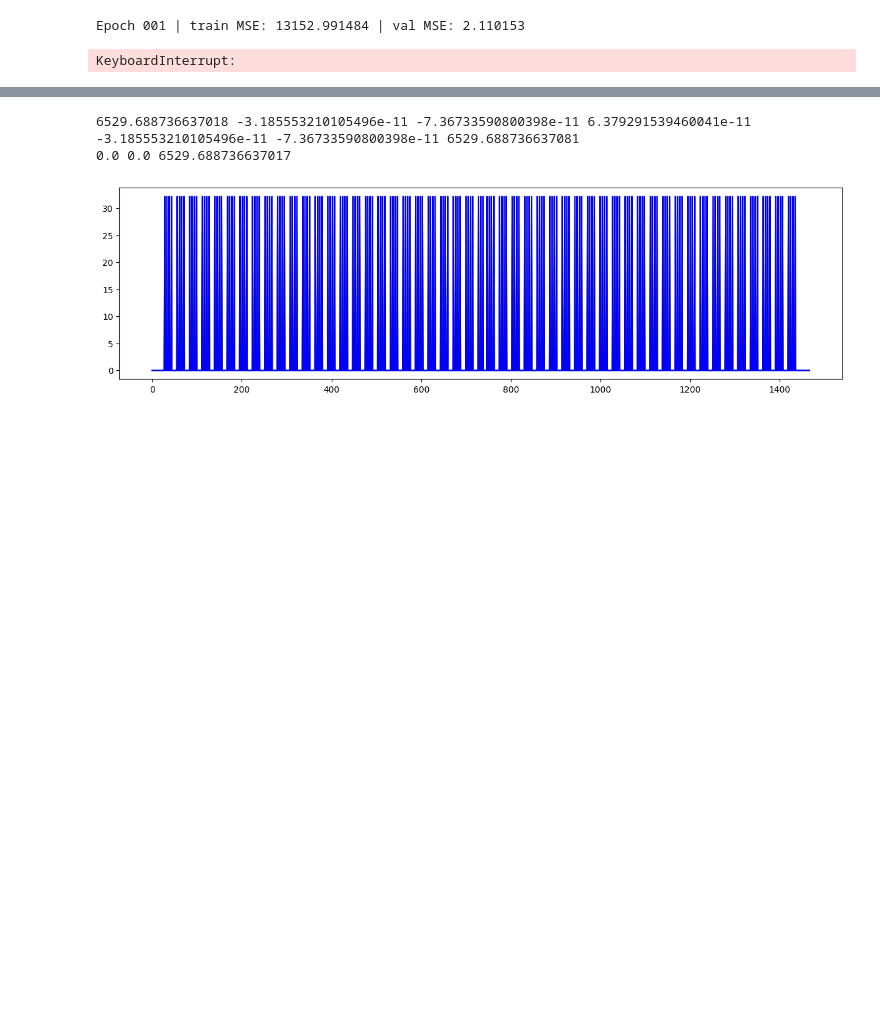
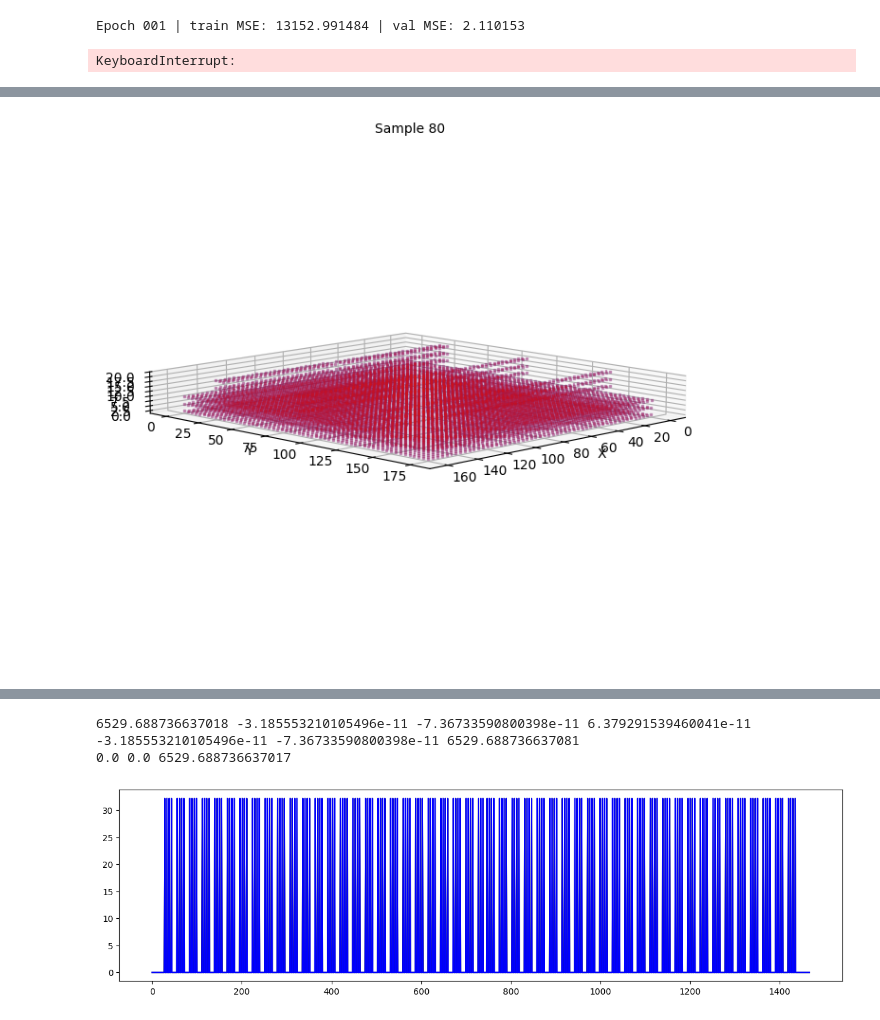
Before and after one commit to bartutuncay/mpnn_fem, a Jupyter notebook: hgt_train_1114.ipynb, the cells around one changed output, grey strips where cells are left out. Saved outputs shown, nothing was run; the diff lists cells and outputs as text; code cells hidden in the pictures; blank space fills up the shorter version.

```diff
--- a/hgt_train_1114.ipynb
+++ b/hgt_train_1114.ipynb
@@ -775,0 +775,34 @@ plt.tight_layout()
+# %%
+## Visualization - Matplotlib 3D Scatter Plot
+import matplotlib.pyplot as plt
+
+fig = plt.figure(figsize=(10, 6))
+ax = fig.add_subplot(111, projection='3d')
+plt.title(f'Sample {sample}',fontsize=10)
+
+#sc = ax.scatter(out_samples[sample]['nodes']['pos'],'k',alpha=0.3,label='initial position')
+#ax[i,1].plot(out_samples[sample]['nodes']['pred_u'][:],alpha=0.3,label='predicted')
+
+#ax.plot_trisurf(V[:,0],V[:,1],V[:,2],triangles=F,edgecolor='#888888',linewidth=lw,antialiased=True,color='#dddddd',alpha=0.1)
+
+vis_scale = 500
+
+pos_init = out_samples[sample]['nodes']['pos']
+pos_true = pos_init+out_samples[sample]['nodes']['y_u']*vis_scale
+pos_pred = pos_init+out_samples[sample]['nodes']['pred_u']*vis_scale
+
+sc = ax.scatter(pos_init[:,0],pos_init[:,1],pos_init[:,2],s=2,marker='s',c='#1111dd',alpha=0.2,depthshade=True)
+#sc2 = ax.scatter(pos_true[:,0],pos_true[:,1],pos_true[:,2],s=2,marker='s',c='#11dd11',alpha=0.1,depthshade=True)
+sc3 = ax.scatter(pos_init[:,0],pos_init[:,1],pos_init[:,2],s=2,marker='s',c='#dd1111',alpha=0.2,depthshade=True)
+
+ax.set_xlabel('X')
+ax.set_ylabel('Y')
+ax.set_zlabel('Z')
+
+ax.view_init(elev=10, azim=45)
+ranges = np.ptp(out_samples[sample]['nodes']['pos'].T, axis=1)
+ax.set_box_aspect(ranges)
+
+plt.tight_layout()
+# %% [output]
+[figure, added]
```
Also changed, not shown: parts of 8 cells of this notebook, 6 other files.
